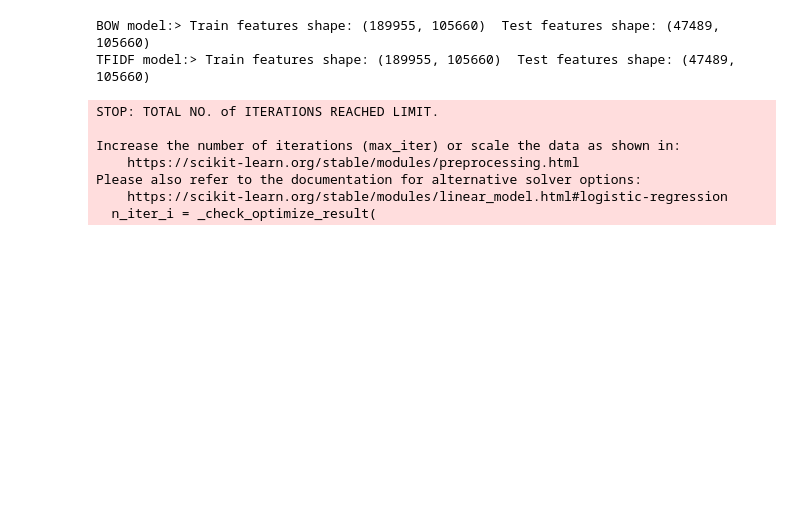
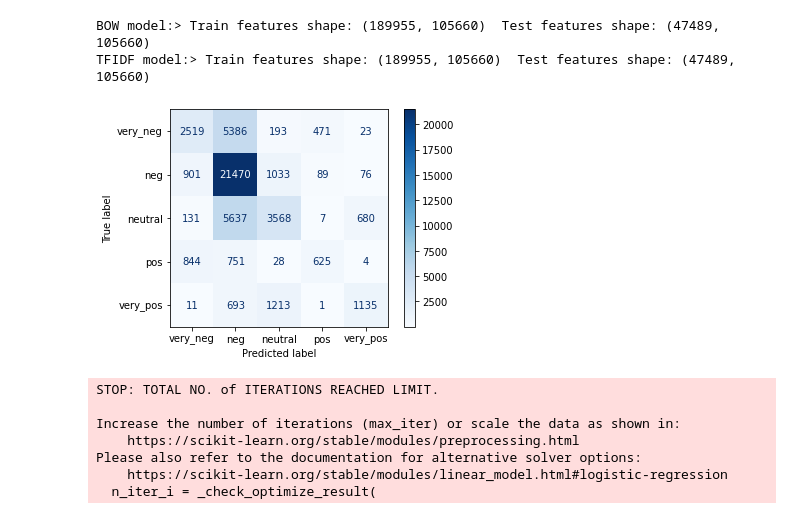
Before and after one commit to Evan-Moss/sentiment-classification, a Jupyter notebook: notebooks/supervised-learning.ipynb, the cells around one changed output. Cells and saved outputs as stored; diff of their text form; code cells hidden in the pictures; blank space fills up the shorter version.

```diff
--- a/notebooks/supervised-learning.ipynb
+++ b/notebooks/supervised-learning.ipynb
@@ -320,6 +304,18 @@ def train_predict_model(classifier,  train_features, train_labels,  test_feature
     # predict using model
     predictions = classifier.predict(test_features)
     return predictions
+# %%
+from sklearn.metrics import plot_confusion_matrix
+from sklearn.metrics import confusion_matrix
+#target_names=['negative', 'positive']
+target_names=['very_neg', 'neg', 'neutral', 'pos', 'very_pos']
+classifier = svm.fit(cv_train_features, train_sentiments)
+disp = plot_confusion_matrix(classifier, cv_test_features, test_sentiments,
+                                 display_labels=target_names,
+                                 cmap=plt.cm.Blues)
+plt.show()
+# %% [output]
+[figure, added]
 # %%
 # Logistic Regression model on BOW features
 lr_bow_predictions = train_predict_model(classifier=lr,
```
Also changed, not shown: parts of 9 cells of this notebook, 1 other file.
